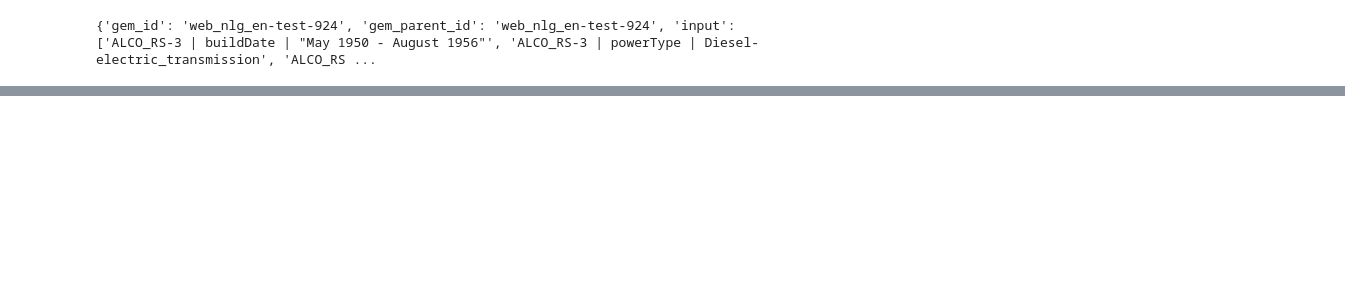
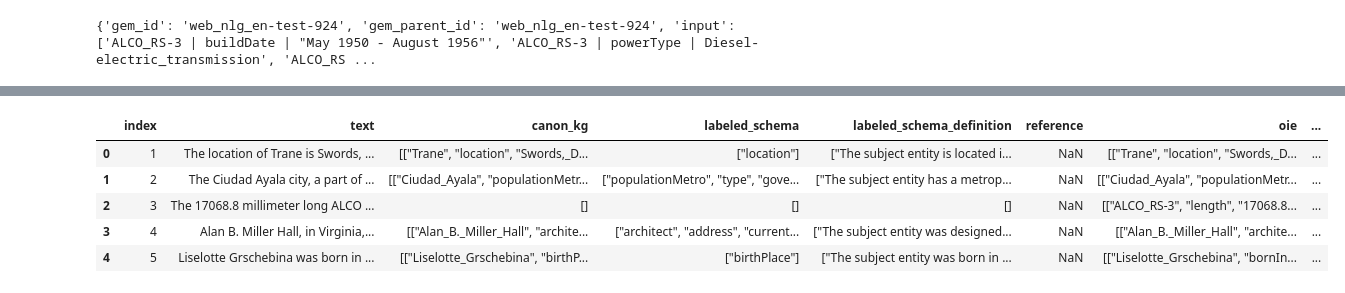
Before and after one commit to kh4n9373/AdaKGC, a Jupyter notebook: load_data.ipynb, the cells around one changed output, grey strips where cells are left out. Cells and saved outputs as stored; diff of their text form; code cells hidden in the pictures; blank space fills up the shorter version.

```diff
--- a/load_data.ipynb
+++ b/load_data.ipynb
@@ -12,0 +389,11 @@ for datum in data:
+# %%
+import pandas as pd
+df = pd.read_csv('complete_dataset.csv')
+df.head()
+# %% [output]
+|  | index | text | canon_kg | labeled_schema | labeled_schema_definition | reference | oie | ... |
+| 0 | 1 | The location of Trane is Swords, ... | [["Trane", "location", "Swords,_D... | ["location"] | ["The subject entity is located i... | NaN | [["Trane", "location", "Swords,_D... | ... |
+| 1 | 2 | The Ciudad Ayala city, a part of ... | [["Ciudad_Ayala", "populationMetr... | ["populationMetro", "type", "gove... | ["The subject entity has a metrop... | NaN | [["Ciudad_Ayala", "populationMetr... | ... |
+| 2 | 3 | The 17068.8 millimeter long ALCO ... | [] | [] | [] | NaN | [["ALCO_RS-3", "length", "17068.8... | ... |
+| 3 | 4 | Alan B. Miller Hall, in Virginia,... | [["Alan_B._Miller_Hall", "archite... | ["architect", "address", "current... | ["The subject entity was designed... | NaN | [["Alan_B._Miller_Hall", "archite... | ... |
+| 4 | 5 | Liselotte Grschebina was born in ... | [["Liselotte_Grschebina", "birthP... | ["birthPlace"] | ["The subject entity was born in ... | NaN | [["Liselotte_Grschebina", "bornIn... | ... |
```
Also changed, not shown: parts of 13 cells of this notebook, 26 other files.
